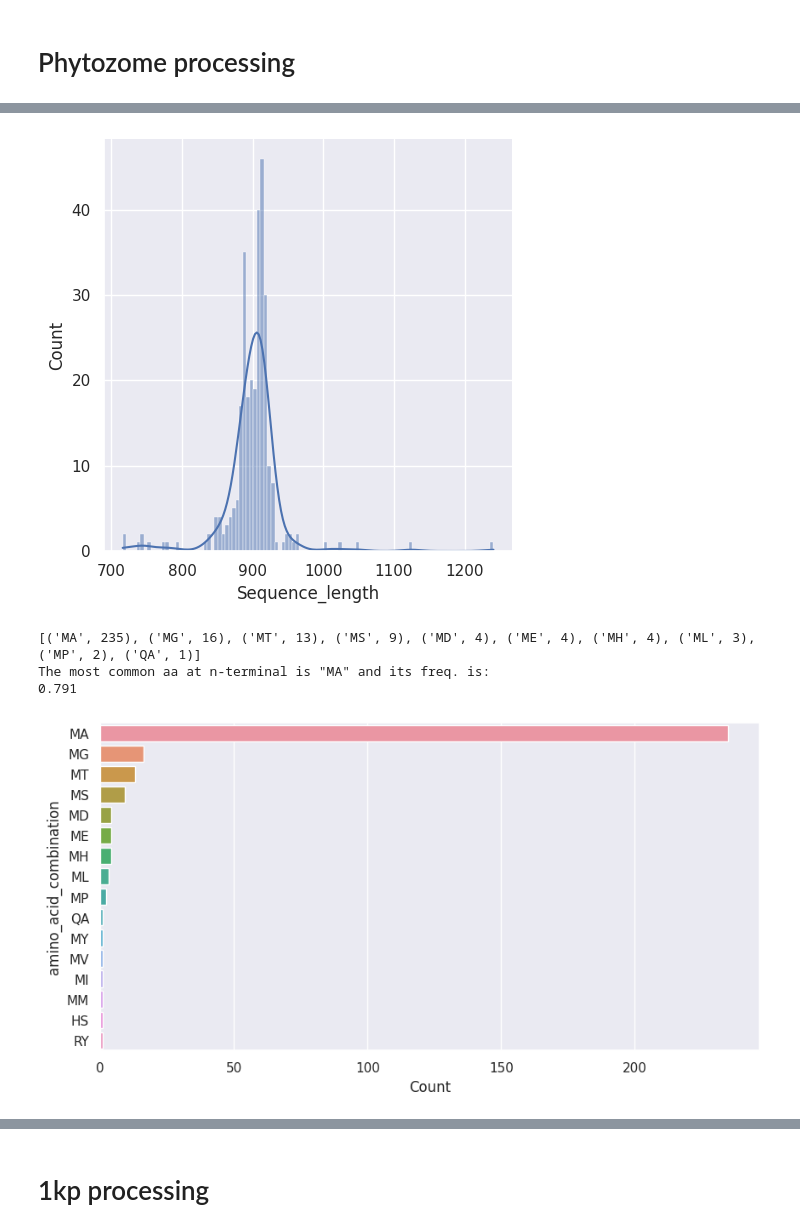
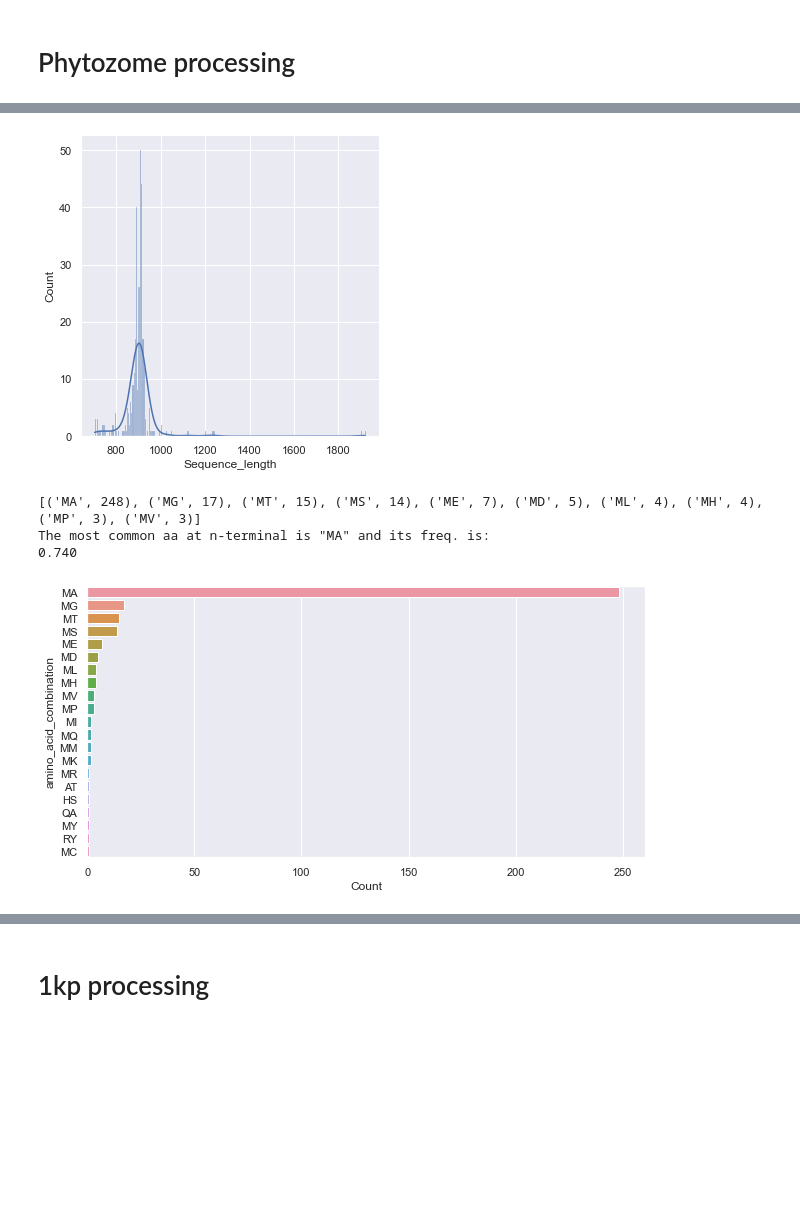
Before and after one commit to mattmorts-sci/PR, a Jupyter notebook: PR_pipline.ipynb, the cells around one changed output, grey strips where cells are left out. Saved outputs shown, nothing was run; the diff lists cells and outputs as text; code cells hidden in the pictures; blank space fills up the shorter version.

```diff
--- a/PR_pipline.ipynb
+++ b/PR_pipline.ipynb
@@ -171,12 +134,12 @@ Seqeunces from output/220712_phyto_cleaned.fasta were filtered to those greater
 # %%
-len_distro(f'output/220712_phyto_size_filt.fasta')
+len_distro(f'output/220826_phyto_size_filt.fasta')
 # %% [output]
-[figure, old version]
+[figure, new version]
 # %%
-chart(f'output/220712_phyto_size_filt.fasta', 2, 'n', 10, 5)
+chart(f'output/220826_phyto_size_filt.fasta', 2, 'n', 10, 5)
 # %% [output]
-[('MA', 235), ('MG', 16), ('MT', 13), ('MS', 9), ('MD', 4), ('ME', 4), ('MH', 4), ('ML', 3), ('MP', 2), ('QA', 1)]
+[('MA', 248), ('MG', 17), ('MT', 15), ('MS', 14), ('ME', 7), ('MD', 5), ('ML', 4), ('MH', 4), ('MP', 3), ('MV', 3)]
 The most common aa at n-terminal is "MA" and its freq. is:
-0.791
+0.740
-[figure, old version]
+[figure, new version]
 # %%
```
Also changed, not shown: parts of 27 cells of this notebook, 3 other files.
